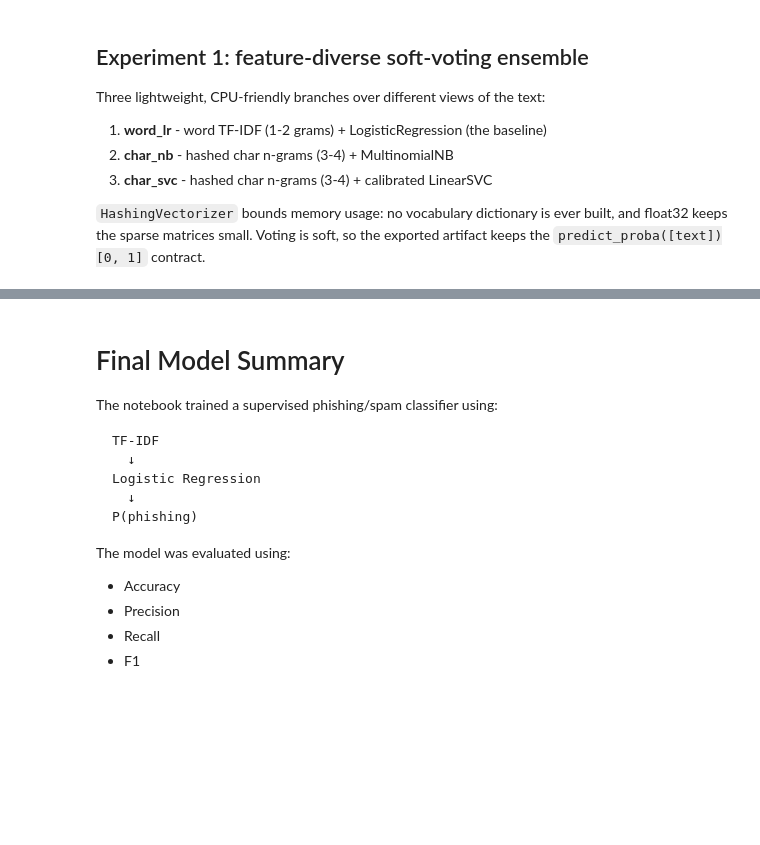
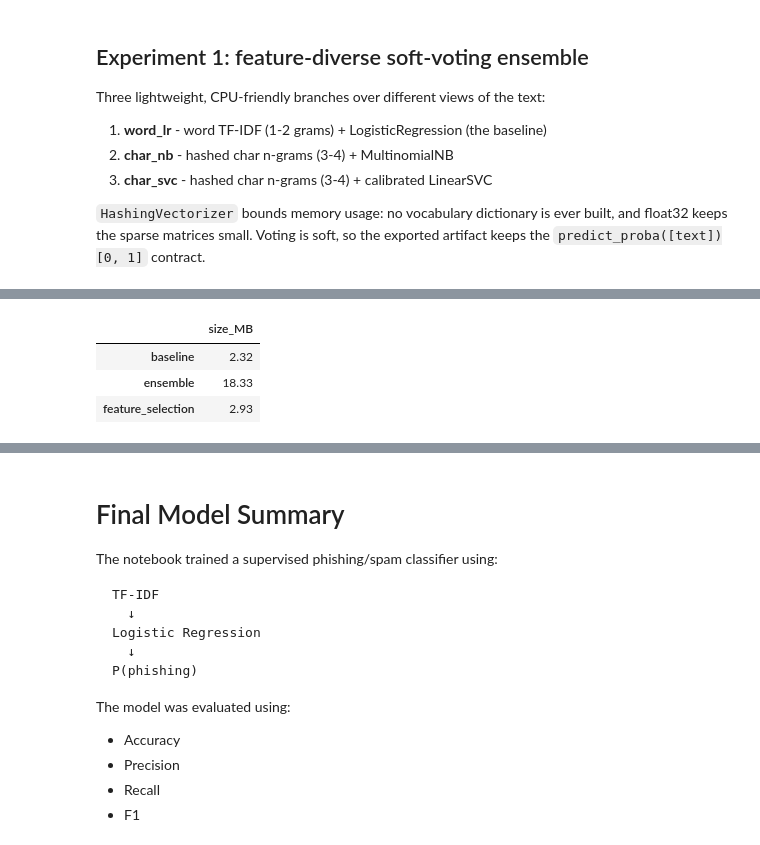
Before and after one commit to dryayeet/tom-cruise-says-somethings-phishy, a Jupyter notebook: phishing_ml.ipynb, the cells around one changed output, grey strips where cells are left out. Saved outputs shown, nothing was run; the diff lists cells and outputs as text; code cells hidden in the pictures; blank space fills up the shorter version.

Commit message:
ensemble v1 deployed (test ROC-AUC 0.9993), EDA + chi2 FS experiment, exp log updated

```diff
--- a/phishing_ml.ipynb
+++ b/phishing_ml.ipynb
@@ -1284,7 +1345,7 @@ def make_char_pipeline(classifier):
             analyzer="char_wb",
             ngram_range=(3, 4),
             n_features=2**18,
-            alternate_positive=False,
+            alternate_sign=False,
             norm=None,
             dtype=np.float32,
         )),
@@ -1463,0 +1570,89 @@ else:
+# %%
+from sklearn.feature_selection import (
+    SelectKBest,
+    chi2,
+)
+
+import io
+
+fs_model = Pipeline([
+    (
+        "tfidf",
+        TfidfVectorizer(
+            lowercase=True,
+            strip_accents="unicode",
+            ngram_range=(1, 2),
+            min_df=2,
+            max_features=50000,
+            sublinear_tf=True,
+        ),
+    ),
+    ("select", SelectKBest(chi2, k=30000)),
+    (
+        "classifier",
+        LogisticRegression(
+            C=1.0,
+            max_iter=1000,
+            solver="liblinear",
+            random_state=SEED,
+        ),
+    ),
+])
+
+fs_model.fit(X_train, y_train)
+
+val_prob_fs = fs_model.predict_proba(X_val)[:, 1]
+val_pred_fs = (val_prob_fs >= 0.5).astype(int)
+
+val_metrics_fs = evaluate_classifier(
+    y_val,
+    val_pred_fs,
+    val_prob_fs,
+    "Feature selection (validation)",
+)
+
+test_prob_fs = fs_model.predict_proba(X_test)[:, 1]
+test_pred_fs = (test_prob_fs >= 0.5).astype(int)
+
+test_metrics_fs = evaluate_classifier(
+    y_test,
+    test_pred_fs,
+    test_prob_fs,
+    "Feature selection (test)",
+)
+
+sizes = {}
+
+for name, mdl in [
+    ("baseline", model),
+    ("ensemble", ensemble),
+    ("feature_selection", fs_model),
+]:
+    buf = io.BytesIO()
+    joblib.dump(mdl, buf)
+    sizes[name] = buf.getbuffer().nbytes / 1024**2
+
+print("Artifact sizes (MB):")
+
+display(
+    pd.Series(sizes, name="size_MB")
+    .round(2)
+    .to_frame()
+)
+
+vectorizer = fs_model.named_steps["tfidf"]
+selector = fs_model.named_steps["select"]
+
+feature_names = vectorizer.get_feature_names_out()
+selected = selector.get_support()
+
+top_idx = np.argsort(selector.scores_[selected])[-30:][::-1]
+
+print("Top 30 chi2-selected features:")
+print(feature_names[selected][top_idx])
+
+print("\nTest ROC-AUC comparison:")
+print("baseline:          ", round(test_metrics["roc_auc"], 4))
+print("feature selection:", round(test_metrics_fs["roc_auc"], 4))
+print("ensemble:         ", round(test_metrics_ens["roc_auc"], 4))
+# %% [output]
@@ -1463,0 +1677,4 @@ else:
+|  | size_MB |
+| baseline | 2.32 |
+| ensemble | 18.33 |
+| feature_selection | 2.93 |
```
Also changed, not shown: parts of 11 cells of this notebook, 2 other files.
